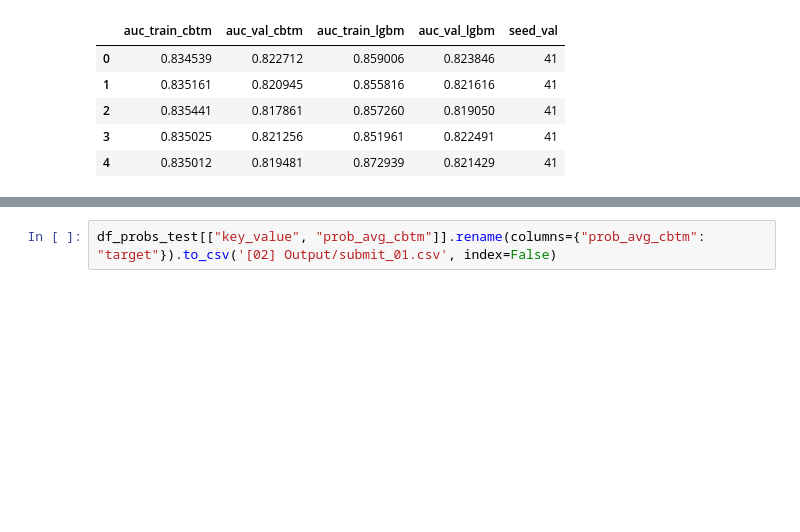
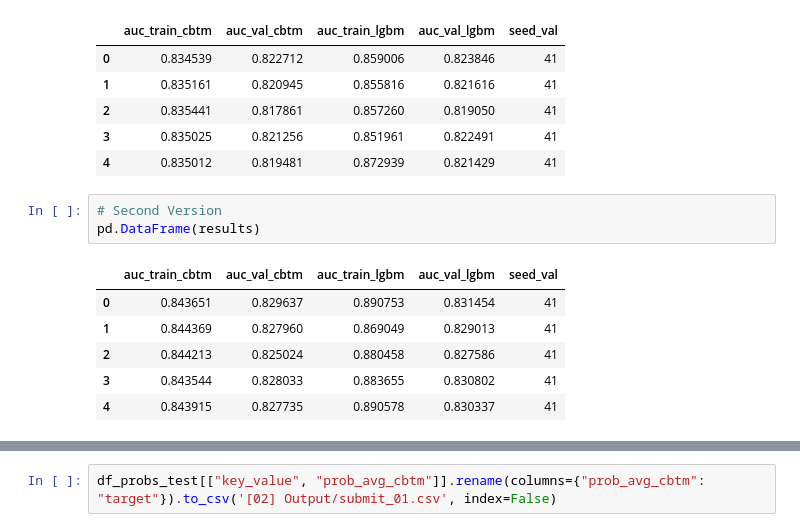
Before and after one commit to mlaricobar/solution-datathon-interbank-2020, a Jupyter notebook: [04] Model Building.ipynb, the cells around one changed output, grey strips where cells are left out. Cells and saved outputs as stored; diff of their text form; blank space fills up the shorter version.

```diff
--- a/[04] Model Building.ipynb
+++ b/[04] Model Building.ipynb
@@ -371,3 +355,13 @@ pd.DataFrame(results)
 | 2 | 0.835441 | 0.817861 | 0.857260 | 0.819050 | 41 |
 | 3 | 0.835025 | 0.821256 | 0.851961 | 0.822491 | 41 |
 | 4 | 0.835012 | 0.819481 | 0.872939 | 0.821429 | 41 |
+# %%
+# Second Version
+pd.DataFrame(results)
+# %% [output]
+|  | auc_train_cbtm | auc_val_cbtm | auc_train_lgbm | auc_val_lgbm | seed_val |
+| 0 | 0.843651 | 0.829637 | 0.890753 | 0.831454 | 41 |
+| 1 | 0.844369 | 0.827960 | 0.869049 | 0.829013 | 41 |
+| 2 | 0.844213 | 0.825024 | 0.880458 | 0.827586 | 41 |
+| 3 | 0.843544 | 0.828033 | 0.883655 | 0.830802 | 41 |
+| 4 | 0.843915 | 0.827735 | 0.890578 | 0.830337 | 41 |
```
Also changed, not shown: parts of 24 cells of this notebook.
